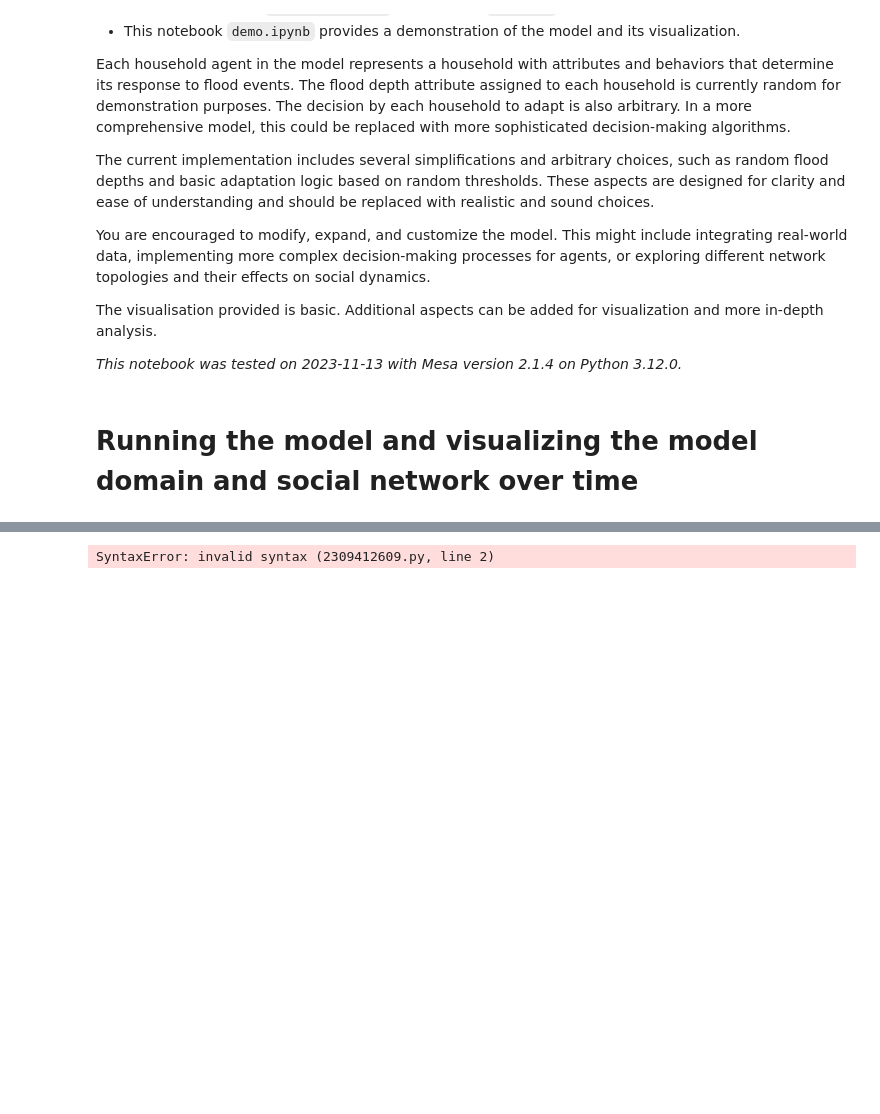
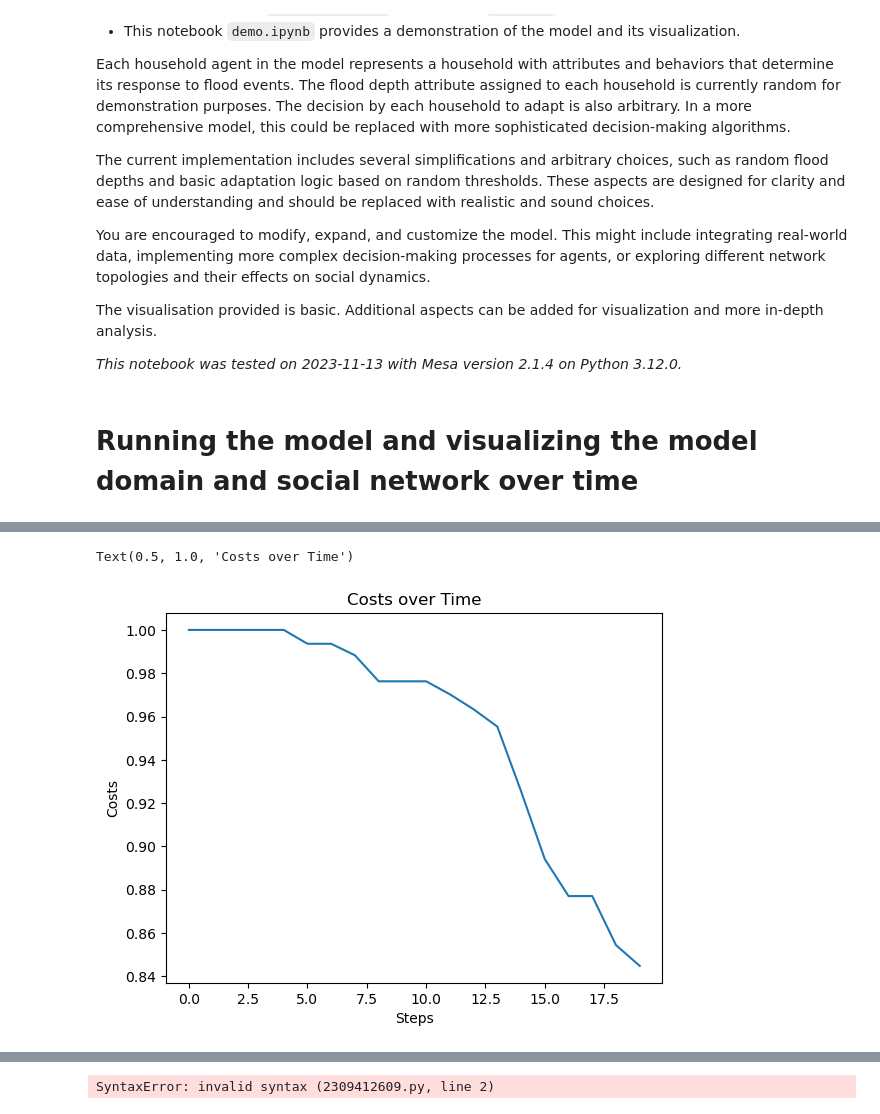
Before and after one commit to thomaslautenb/ABM, a Jupyter notebook: base_model_group1/base_model_mesa/model/demo.ipynb, the cells around one changed output, grey strips where cells are left out. Saved outputs shown, nothing was run; the diff lists cells and outputs as text; code cells hidden in the pictures; blank space fills up the shorter version.

```diff
--- a/base_model_group1/base_model_mesa/model/demo.ipynb
+++ b/base_model_group1/base_model_mesa/model/demo.ipynb
@@ -107,0 +110,10 @@ agent_data
+# %%
+steps = np.arange(0,20)
+# %%
+plt.plot(steps, agent_data.groupby(by='Step')['Costs'].mean(), label = 'Costs')
+plt.ylabel('Costs')
+plt.xlabel('Steps')
+plt.title('Costs over Time')
+# %% [output]
+Text(0.5, 1.0, 'Costs over Time')
+[figure, added]
```
Also changed, not shown: parts of 14 cells of this notebook.
